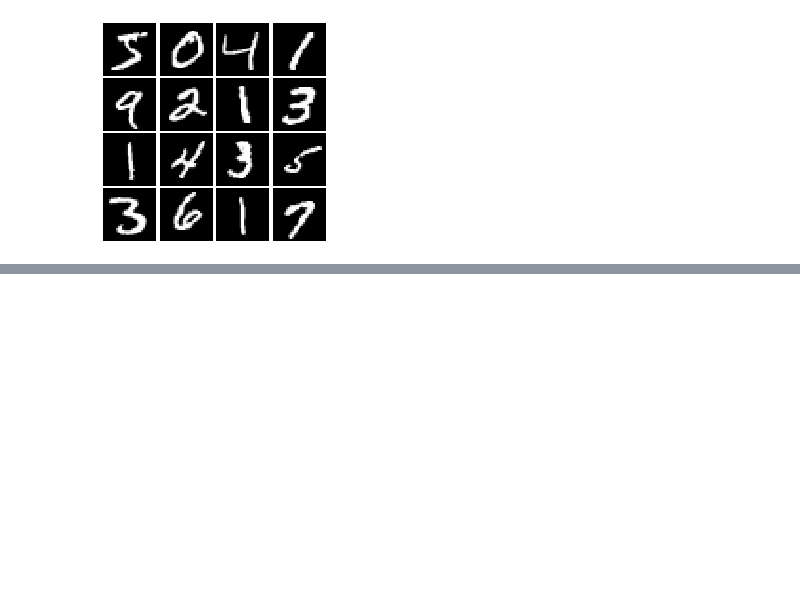
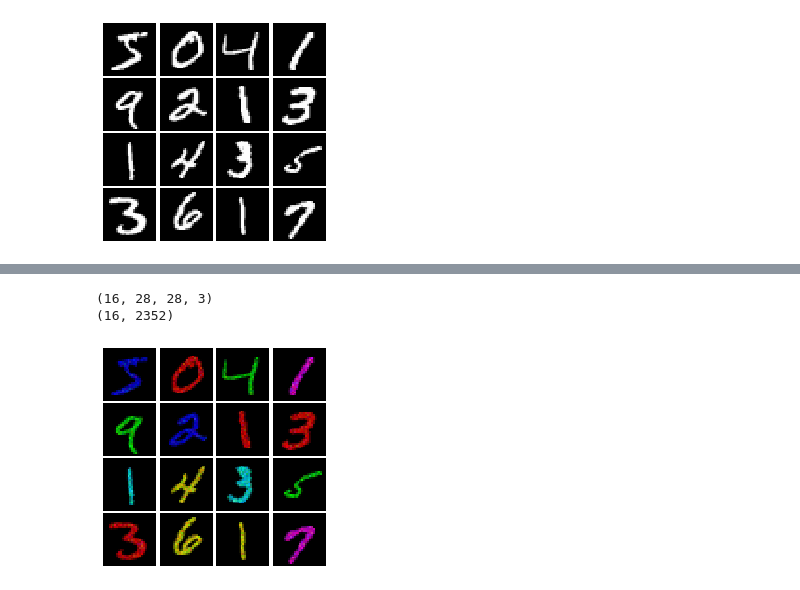
Before and after one commit to kkessel/cs231n-project, a Jupyter notebook: MNIST Colorization.ipynb, the cells around one changed output, grey strips where cells are left out. Saved outputs shown, nothing was run; the diff lists cells and outputs as text; code cells hidden in the pictures; blank space fills up the shorter version.

```diff
--- a/MNIST Colorization.ipynb
+++ b/MNIST Colorization.ipynb
@@ -134,0 +150,2 @@ show_images_color(colorize_images(color_mnist))
+# %%
+npzfile = np.load('test.npz')
@@ -134,0 +165,6 @@ show_images_color(colorize_images(color_mnist))
+# %%
+show_images_color(XX)
+# %% [output]
+(16, 28, 28, 3)
+(16, 2352)
+[figure, added]
```
Also changed, not shown: parts of 7 cells of this notebook.
